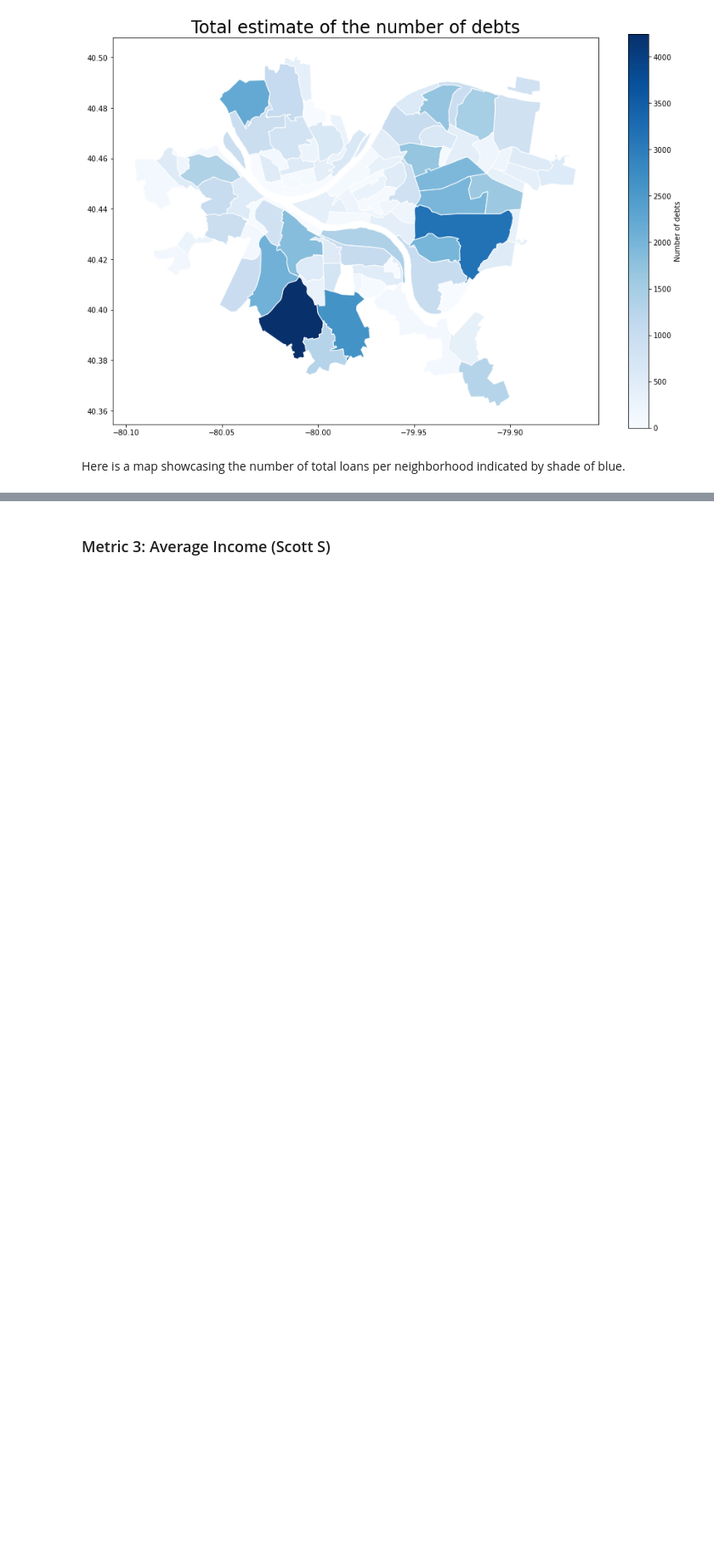
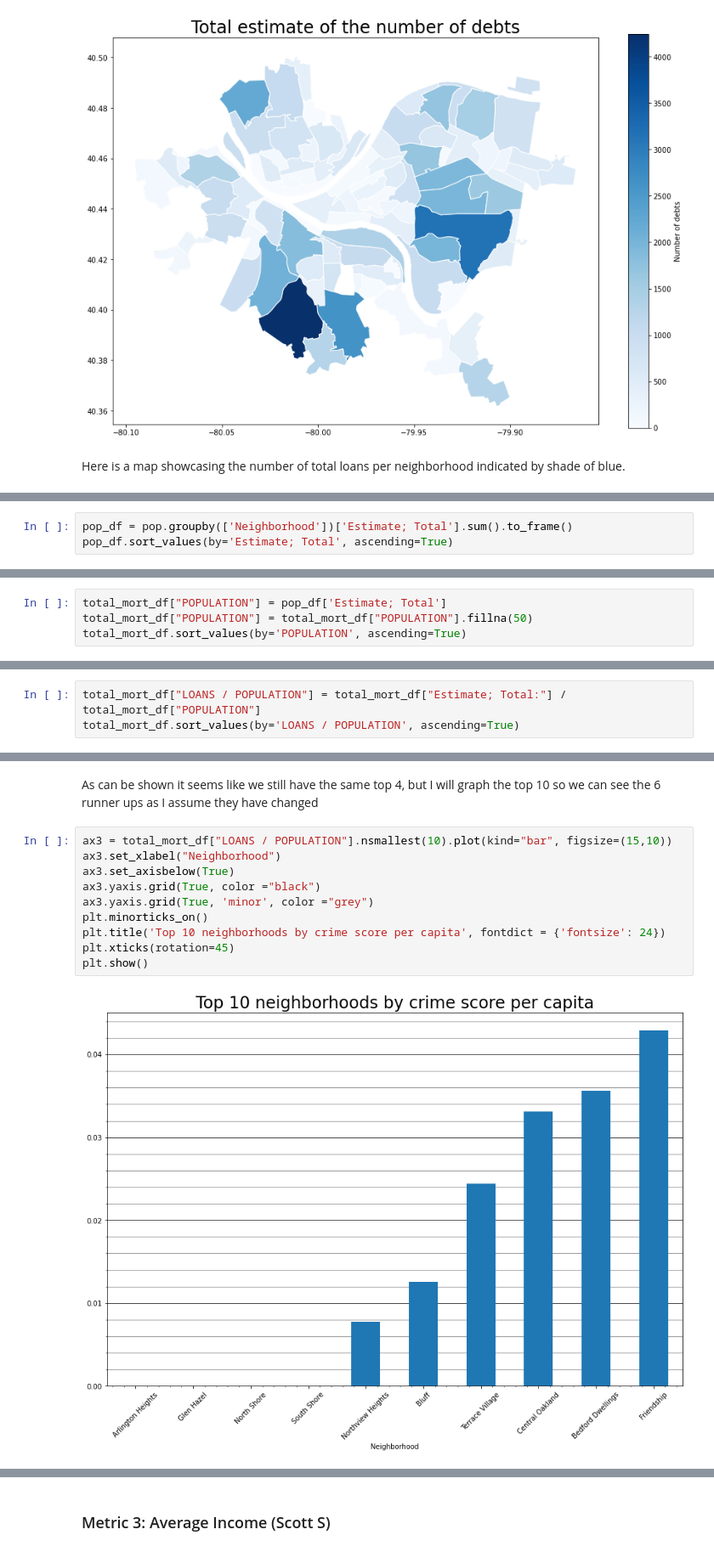
Before and after one commit to lampealex888/FinalProject, a Jupyter notebook: groupNotebook.ipynb, the cells around one changed output, grey strips where cells are left out. Shown at 85% size. Drawn from its saved outputs; the diff is of its cells as text; blank space fills up the shorter version.

```diff
--- a/groupNotebook.ipynb
+++ b/groupNotebook.ipynb
@@ -306,0 +305,3 @@ Conclusion: The best neighborhoods with no debt are South Shore, Arlington Heigh
+# %%
+pop_df = pop.groupby(['Neighborhood'])['Estimate; Total'].sum().to_frame()
+pop_df.sort_values(by='Estimate; Total', ascending=True)
@@ -306,0 +325,4 @@ Conclusion: The best neighborhoods with no debt are South Shore, Arlington Heigh
+# %%
+total_mort_df["POPULATION"] = pop_df['Estimate; Total']
+total_mort_df["POPULATION"] = total_mort_df["POPULATION"].fillna(50)
+total_mort_df.sort_values(by='POPULATION', ascending=True)
@@ -306,0 +346,3 @@ Conclusion: The best neighborhoods with no debt are South Shore, Arlington Heigh
+# %%
+total_mort_df["LOANS / POPULATION"] = total_mort_df["Estimate; Total:"] / total_mort_df["POPULATION"]
+total_mort_df.sort_values(by='LOANS / POPULATION', ascending=True)
@@ -306,0 +364,14 @@ Conclusion: The best neighborhoods with no debt are South Shore, Arlington Heigh
+# %% [markdown]
+As can be shown it seems like we still have the same top 4, but I will graph the top 10 so we can see the 6 runner ups as I assume they have changed
+# %%
+ax3 = total_mort_df["LOANS / POPULATION"].nsmallest(10).plot(kind="bar", figsize=(15,10))
+ax3.set_xlabel("Neighborhood")
+ax3.set_axisbelow(True)
+ax3.yaxis.grid(True, color ="black")
+ax3.yaxis.grid(True, 'minor', color ="grey")
+plt.minorticks_on()
+plt.title('Top 10 neighborhoods by crime score per capita', fontdict = {'fontsize': 24})
+plt.xticks(rotation=45)
+plt.show()
+# %% [output]
+[figure, added]
```
Also changed, not shown: parts of 21 cells of this notebook, 1 other file.
